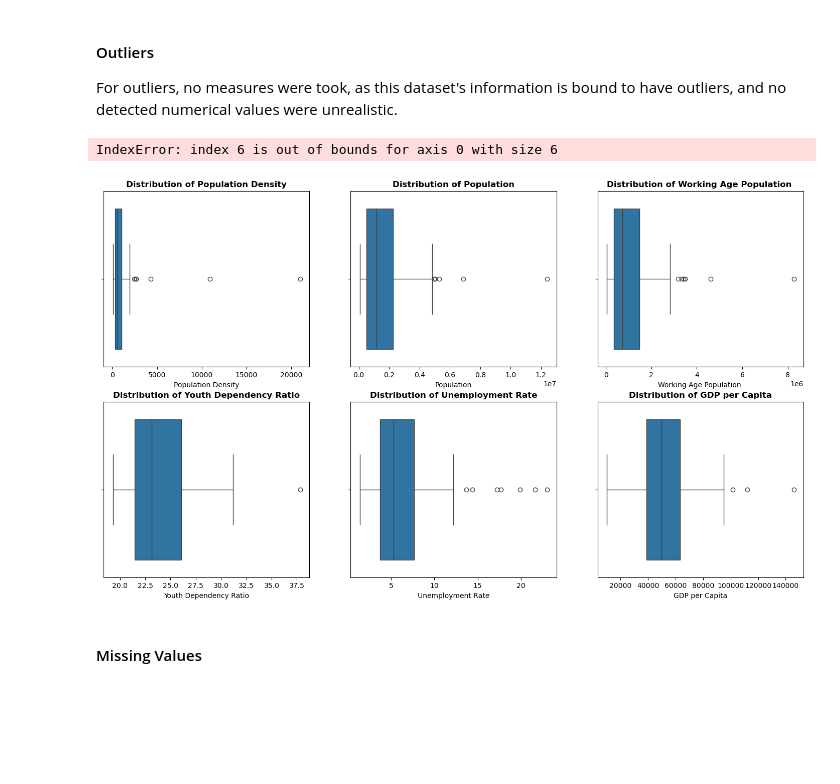
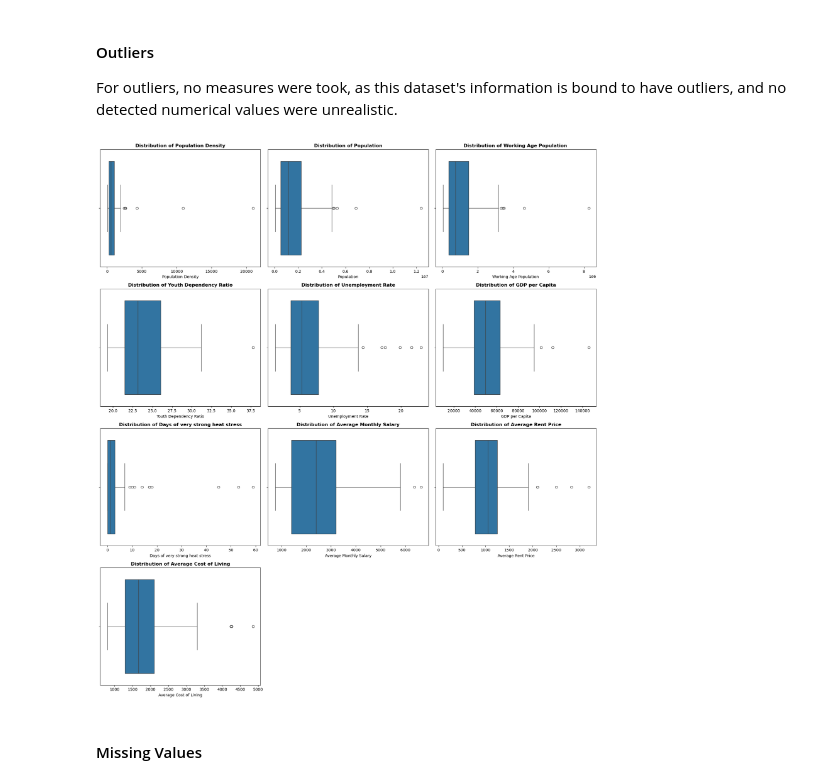
Before and after one commit to lucasvcasimiro-byte/Group10_PDS_Project_2526, a Jupyter notebook: GROUP10_PDS_202526_NB1.ipynb, the cells around one changed output. Drawn from its saved outputs; the diff is of its cells as text; code cells hidden in the pictures; blank space fills up the shorter version.

```diff
--- a/GROUP10_PDS_202526_NB1.ipynb
+++ b/GROUP10_PDS_202526_NB1.ipynb
@@ -157,20 +157,23 @@ print(f'{duplicates_check} duplicate rows found')
 
 For outliers, no measures were took, as this dataset's information is bound to have outliers, and no detected numerical values were unrealistic.
 # %%
-num_cols = ['Population Density', 'Population', 'Working Age Population', 'Youth Dependency Ratio', 'Unemployment Rate',
+num_cols = ['Population Density', 'Population', 'Working Age Population ', 'Youth Dependency Ratio', 'Unemployment Rate',
              'GDP per Capita', 'Days of very strong heat stress', 'Average Monthly Salary', 'Average Rent Price', 'Average Cost of Living']
-fig, axes = plt.subplots(nrows=2, ncols=3, figsize=(18, 10))
+
+fig, axes = plt.subplots(nrows=4, ncols=3, figsize=(18, 20))
 axes = axes.flatten()
+
 for i, col in enumerate(num_cols):
     sns.boxplot(x=city_data[col], ax=axes[i])
+    axes[i].set_title(f'Distribution of {col}', fontweight='bold')
 
-    axes[i].set_title(f'Distribution of {col}', fontweight='bold')
+for j in range(len(num_cols), len(axes)):
+    axes[j].axis('off')
 
 plt.tight_layout()
 plt.show()
 # %% [output]
-IndexError: index 6 is out of bounds for axis 0 with size 6
-[figure, old version]
+[figure, new version]
 # %% [markdown]
 #### Missing Values <a class="anchor" id="P1.1"></a>
 # %%
```
Also changed, not shown: parts of 7 cells of this notebook.
